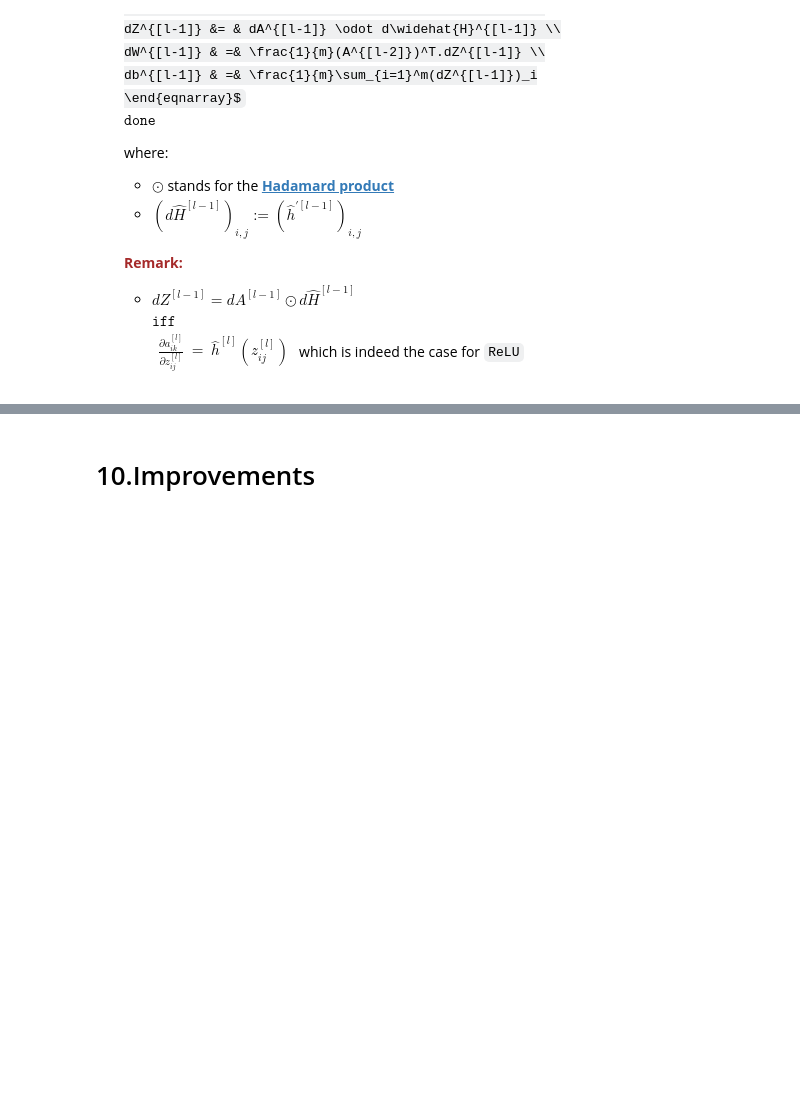
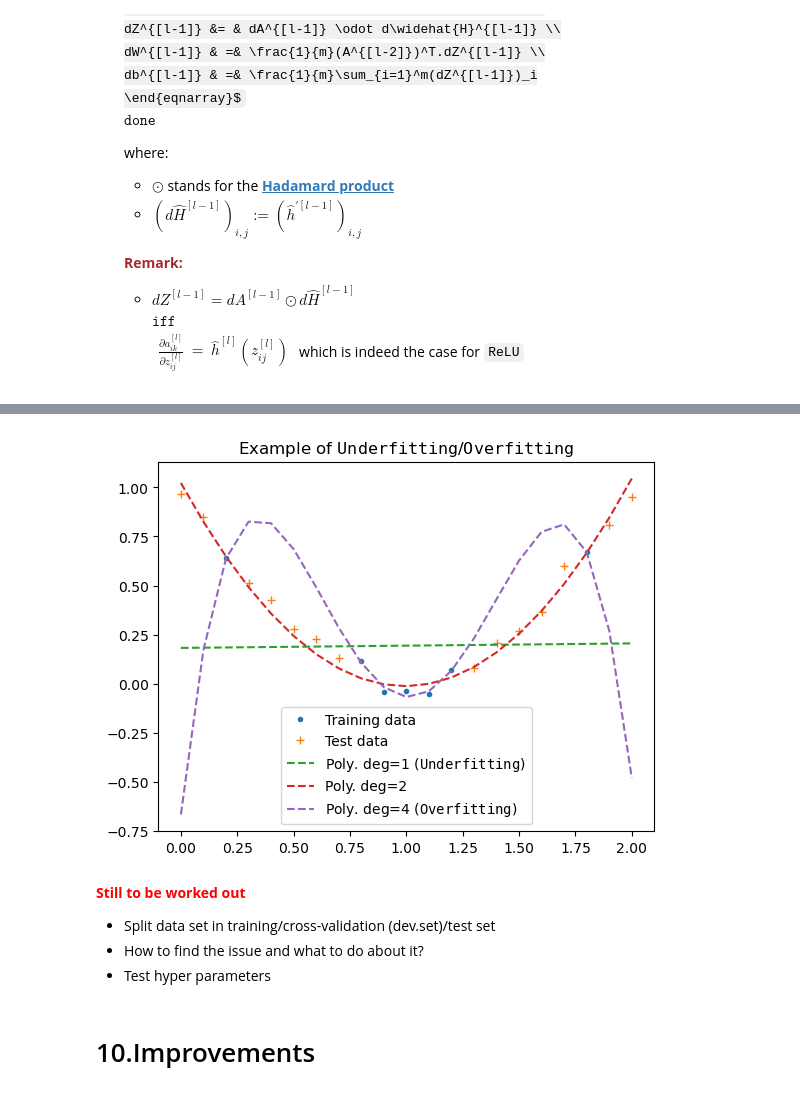
Before and after one commit to chpc-uofu/HandsOnML, a Jupyter notebook: notebooks/lecture2.ipynb, the cells around one changed output, grey strips where cells are left out. Cells and saved outputs as stored; diff of their text form; code cells hidden in the pictures; folded sections open; some formulas as TeX source; blank space fills up the shorter version.

```diff
--- a/notebooks/lecture2.ipynb
+++ b/notebooks/lecture2.ipynb
@@ -458,3 +478,50 @@ For the general case, we need to add a few important <font color="red"><b>modifi
+# %%
+import numpy as np
+import numpy.random as rnd
+import matplotlib.pyplot as plt
+
+SZ=21
+rnd.seed(13)
+noise = 0.05*rnd.normal(size=SZ)
+ind_train = [2,8,9,10,11,12,18]
+ind_test = np.setdiff1d(np.arange(SZ), ind_train)
+
+x = np.linspace(0.,2.0,21)
+y = x**2 -2*x + 1 + noise
+# Create training and testing set
+x_train = x[ind_train]
+y_train = x_train**2 -2*x_train +1 + noise[ind_train]
+x_test = x[ind_test]
+y_test = x_test**2 -2*x_test +1 + noise[ind_test]
+
+# Fit sel. points to polynomials of a order 1,2 and 4
+coeffs1 = np.polyfit(x_train, y_train, 1)
+p1 = np.poly1d(coeffs1)
+y1 = p1(x)
+
+coeffs2 = np.polyfit(x_train, y_train, 2)
+p2 = np.poly1d(coeffs2)
+y2 = p2(x)
+
+coeffs4 = np.polyfit(x_train, y_train, 4)
+p4 = np.poly1d(coeffs4)
+y4 = p4(x)
+
+plt.plot(x_train, y_train, '.', label="Training data")
+plt.plot(x_test, y_test, '+', label="Test data")
+plt.plot(x, y1, '--', label="Poly. deg=1 ("+r"$\mathtt{Underfitting}$"+")")
+plt.plot(x, y2, '--', label="Poly. deg=2")
+plt.plot(x, y4, '--', label="Poly. deg=4 ("+r"$\mathtt{Overfitting}$"+")" )
+plt.title(r"Example of $\mathtt{Underfitting}$/$\mathtt{Overfitting}$")
+plt.legend()
+plt.show()
+# %% [output]
+[figure, added]
+# %% [markdown]
+<font color="red"><b>Still to be worked out</b></font>
+* Split data set in training/cross-validation (dev.set)/test set
+* How to find the issue and what to do about it?
+* Test hyper parameters
 # %% [markdown]
 # 10.Improvements
 # %% [markdown]
```
Also changed, not shown: parts of 3 cells of this notebook.
